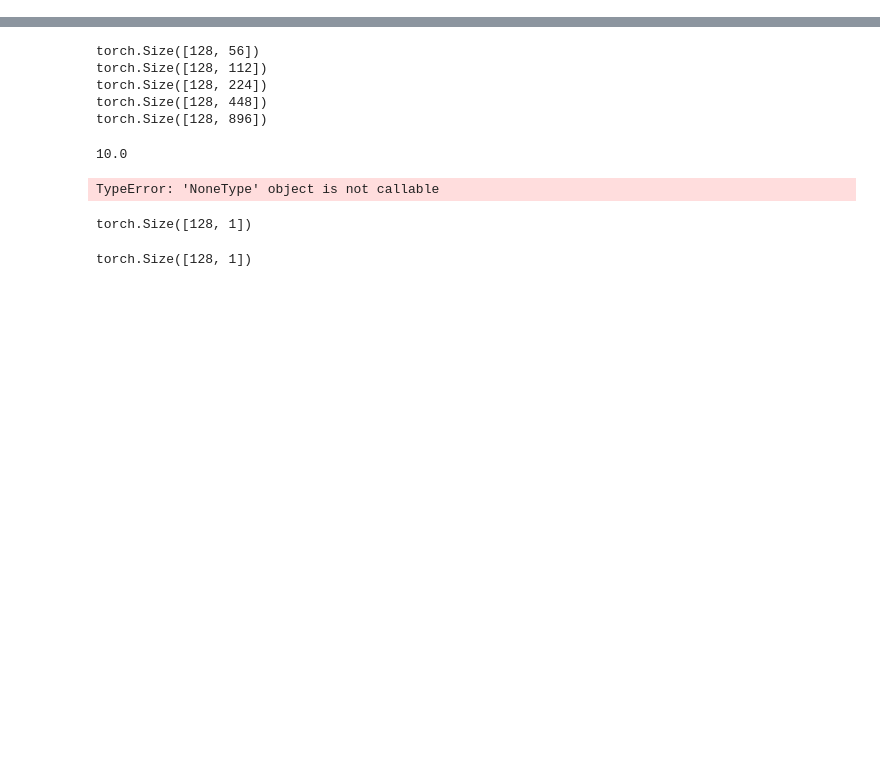
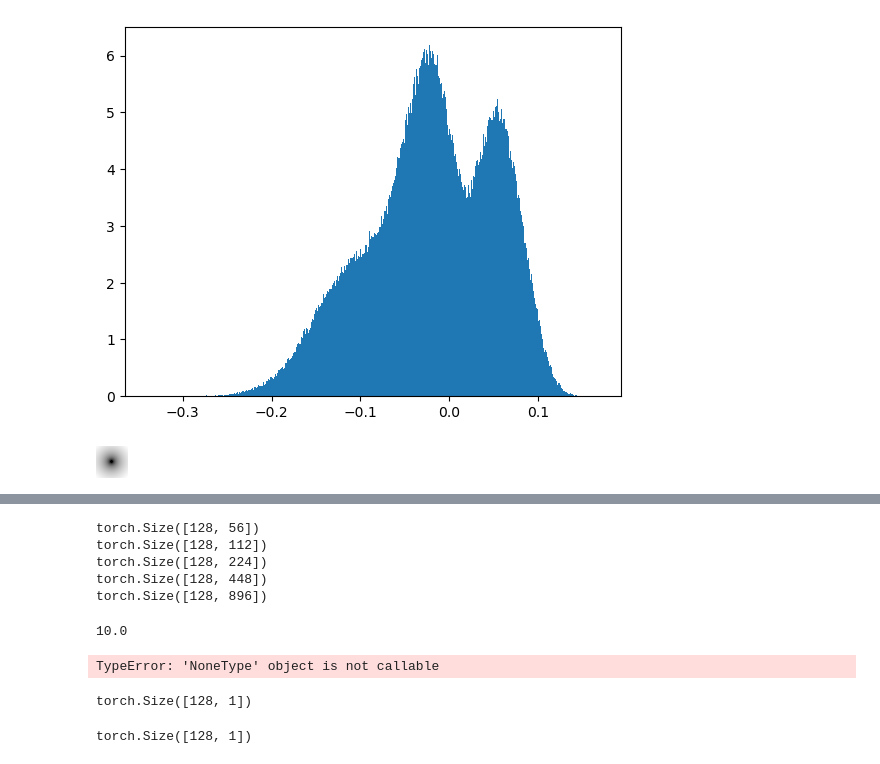
Before and after one commit to Bloomistell/DGBaN, a Jupyter notebook: test.ipynb, the cells around one changed output, grey strips where cells are left out. Saved outputs shown, nothing was run; the diff lists cells and outputs as text; code cells hidden in the pictures; blank space fills up the shorter version.

```diff
--- a/test.ipynb
+++ b/test.ipynb
@@ -28,0 +76,28 @@ tensor([])
+# %%
+mean = 6
+sig = 1.6
+theta = np.pi
+phi = 0.25
+
+mix = GaussianMixture(torch.tensor([[-0.1, -0.02, 0.05, 0.08]]), torch.tensor([[0.05, 0.03, 0.02, 0.02]]), torch.tensor([[3, 4, 2, 1]]))
+samples = mix.sample(1000000)
+
+plt.hist(samples[0].numpy(), bins=1000, density=True)
+plt.show()
+# %% [output]
+[figure, added]
+# %%
+img_coor = torch.Tensor([(i, j) for i in range(32) for j in range(32)])
+center = torch.tensor([15, 15])
+mean =
+
+centered = img_coor - center
+radius = torch.log(torch.linalg.norm(centered, dim=1))
+
+mean = torch.full((1,), 0.)
+std = torch.full((1,), mean)
+
+
+Image.fromarray((radius * 255 / radius.max()).reshape((32, 32)).numpy().astype(np.uint8))
+# %% [output]
+[figure, added]
```
Also changed, not shown: parts of 5 cells of this notebook, 8 other files.
